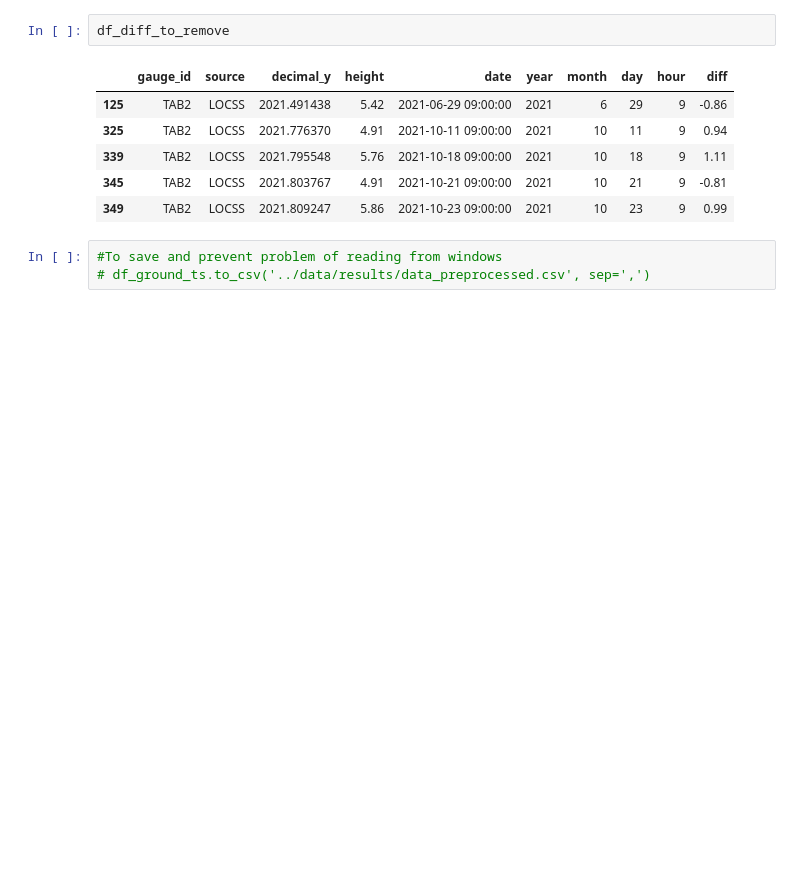
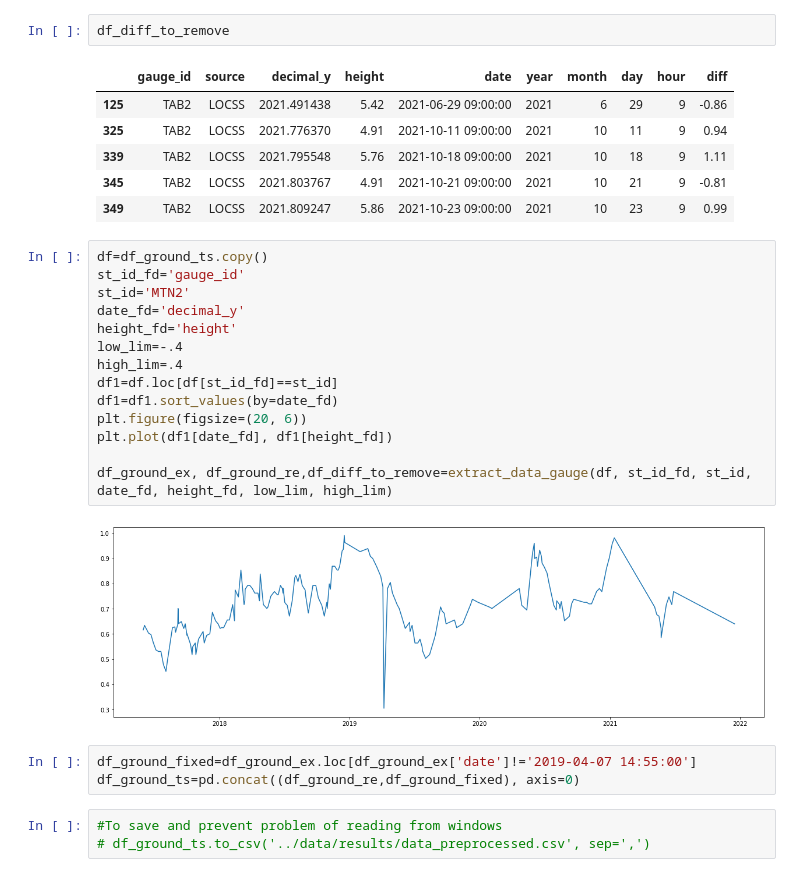
Before and after one commit to anmagomez/radar_altimetry_eval, a Jupyter notebook: src/data_altimeter_groundobs.ipynb, the cells around one changed output. Drawn from its saved outputs; the diff is of its cells as text; blank space fills up the shorter version.

```diff
--- a/src/data_altimeter_groundobs.ipynb
+++ b/src/data_altimeter_groundobs.ipynb
@@ -261,6 +272,25 @@ df_diff_to_remove
 | 339 | TAB2 | LOCSS | 2021.795548 | 5.76 | 2021-10-18 09:00:00 | 2021 | 10 | 18 | 9 | 1.11 |
 | 345 | TAB2 | LOCSS | 2021.803767 | 4.91 | 2021-10-21 09:00:00 | 2021 | 10 | 21 | 9 | -0.81 |
 | 349 | TAB2 | LOCSS | 2021.809247 | 5.86 | 2021-10-23 09:00:00 | 2021 | 10 | 23 | 9 | 0.99 |
+# %%
+df=df_ground_ts.copy()
+st_id_fd='gauge_id'
+st_id='MTN2'
+date_fd='decimal_y'
+height_fd='height'
+low_lim=-.4
+high_lim=.4
+df1=df.loc[df[st_id_fd]==st_id]
+df1=df1.sort_values(by=date_fd)
+plt.figure(figsize=(20, 6))
+plt.plot(df1[date_fd], df1[height_fd])
+
+df_ground_ex, df_ground_re,df_diff_to_remove=extract_data_gauge(df, st_id_fd, st_id, date_fd, height_fd, low_lim, high_lim)
+# %% [output]
+[figure, added]
+# %%
+df_ground_fixed=df_ground_ex.loc[df_ground_ex['date']!='2019-04-07 14:55:00']
+df_ground_ts=pd.concat((df_ground_re,df_ground_fixed), axis=0)
 # %%
 #To save and prevent problem of reading from windows
 # df_ground_ts.to_csv('../data/results/data_preprocessed.csv', sep=',')
```
Also changed, not shown: parts of 14 cells of this notebook.
